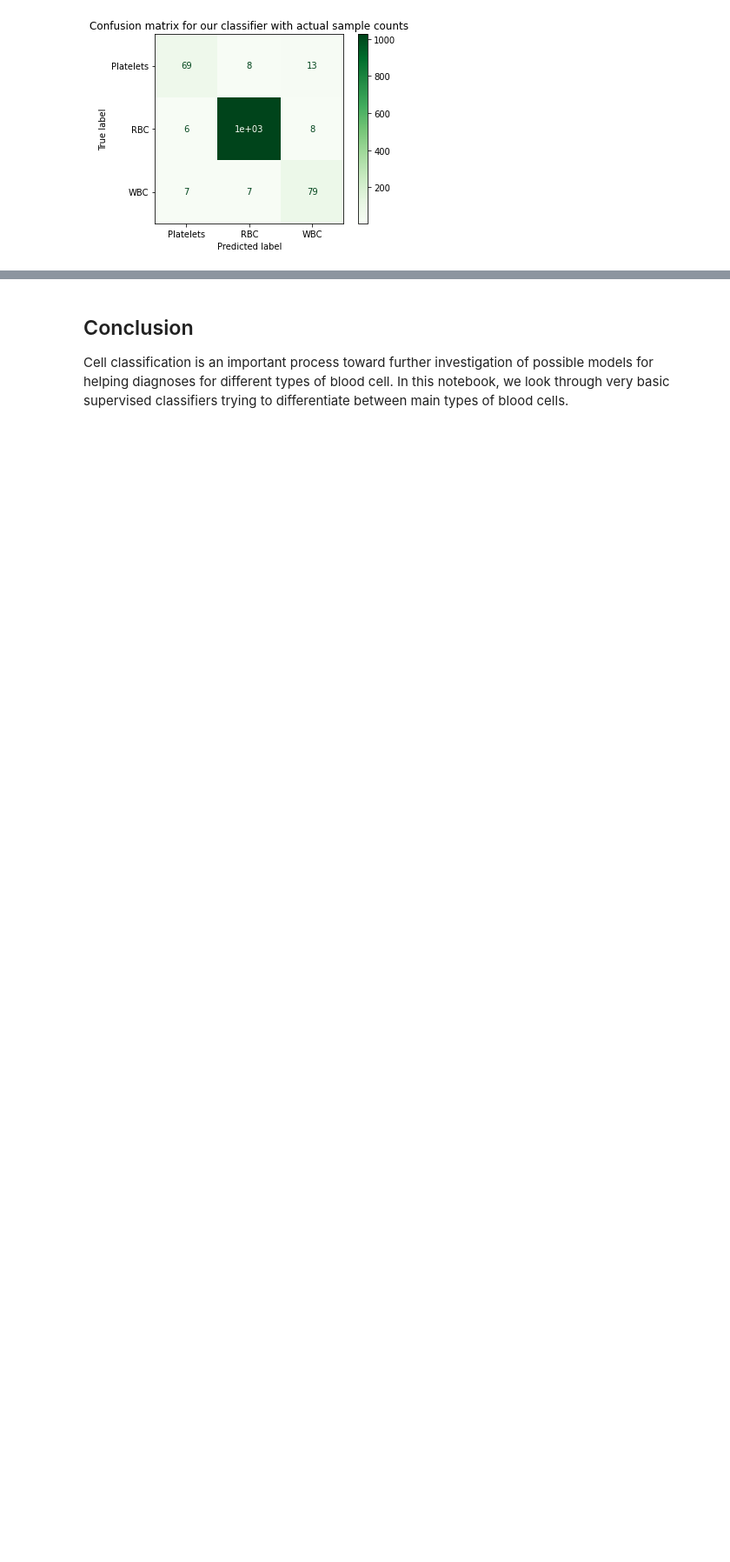
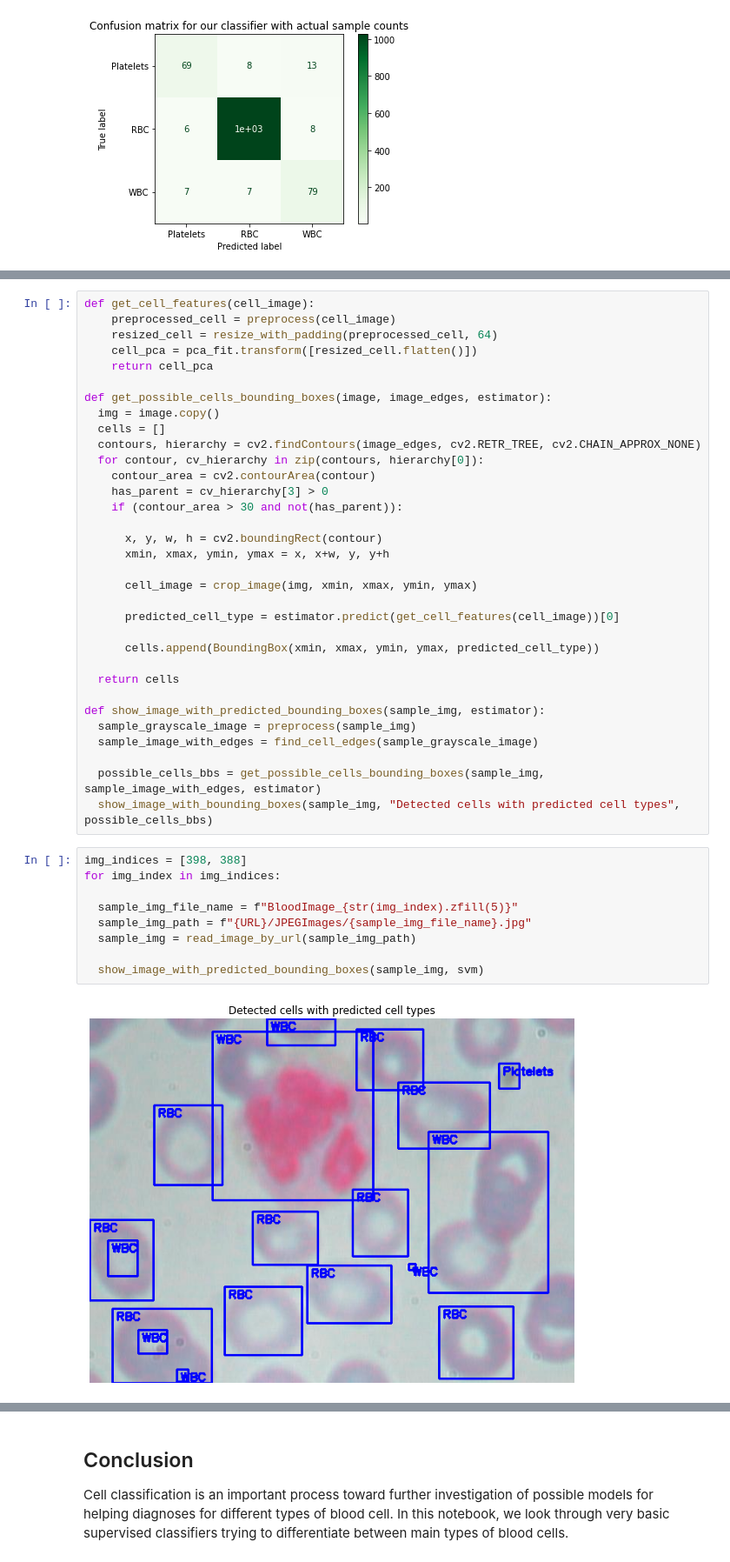
Before and after one commit to teodora-petkova/artificial-intelligence-course, a Jupyter notebook: Machine-Learning/Trials/Cells_Classification.ipynb, the cells around one changed output, grey strips where cells are left out. Shown at 87% size. Drawn from its saved outputs; the diff is of its cells as text; blank space fills up the shorter version.

Commit message:
code refactoring - more explanations on PCA - adding a simple trial for object detection based only on segmentation with the predicted classes

```diff
--- a/Machine-Learning/Trials/Cells_Classification.ipynb
+++ b/Machine-Learning/Trials/Cells_Classification.ipynb
@@ -964,0 +1024,44 @@ weighted avg       0.96      0.96      0.96      1222
+# %%
+def get_cell_features(cell_image):
+    preprocessed_cell = preprocess(cell_image)
+    resized_cell = resize_with_padding(preprocessed_cell, 64)
+    cell_pca = pca_fit.transform([resized_cell.flatten()])
+    return cell_pca
+
+def get_possible_cells_bounding_boxes(image, image_edges, estimator):
+  img = image.copy()
+  cells = []
+  contours, hierarchy = cv2.findContours(image_edges, cv2.RETR_TREE, cv2.CHAIN_APPROX_NONE)
+  for contour, cv_hierarchy in zip(contours, hierarchy[0]):
+    contour_area = cv2.contourArea(contour)
+    has_parent = cv_hierarchy[3] > 0
+    if (contour_area > 30 and not(has_parent)):
+
+      x, y, w, h = cv2.boundingRect(contour)
+      xmin, xmax, ymin, ymax = x, x+w, y, y+h
+
+      cell_image = crop_image(img, xmin, xmax, ymin, ymax)
+
+      predicted_cell_type = estimator.predict(get_cell_features(cell_image))[0]
+
+      cells.append(BoundingBox(xmin, xmax, ymin, ymax, predicted_cell_type))
+
+  return cells
+
+def show_image_with_predicted_bounding_boxes(sample_img, estimator):
+  sample_grayscale_image = preprocess(sample_img)
+  sample_image_with_edges = find_cell_edges(sample_grayscale_image)
+
+  possible_cells_bbs = get_possible_cells_bounding_boxes(sample_img, sample_image_with_edges, estimator)
+  show_image_with_bounding_boxes(sample_img, "Detected cells with predicted cell types", possible_cells_bbs)
+# %%
+img_indices = [398, 388]
+for img_index in img_indices:
+
+  sample_img_file_name = f"BloodImage_{str(img_index).zfill(5)}"
+  sample_img_path = f"{URL}/JPEGImages/{sample_img_file_name}.jpg"
+  sample_img = read_image_by_url(sample_img_path)
+
+  show_image_with_predicted_bounding_boxes(sample_img, svm)
+# %% [output]
+[figure, added]
```
Also changed, not shown: parts of 20 cells of this notebook.
